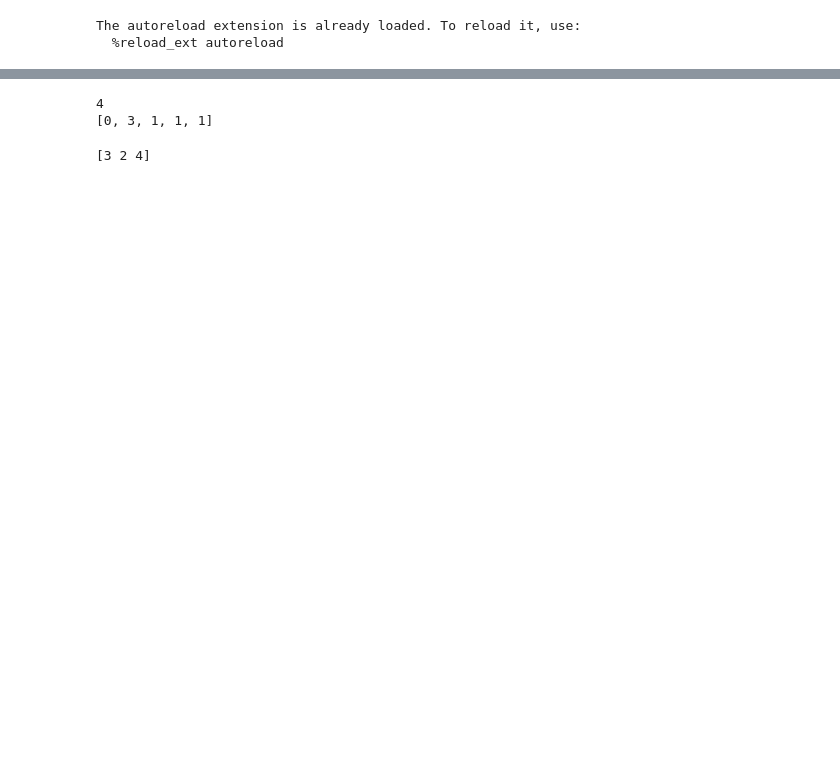
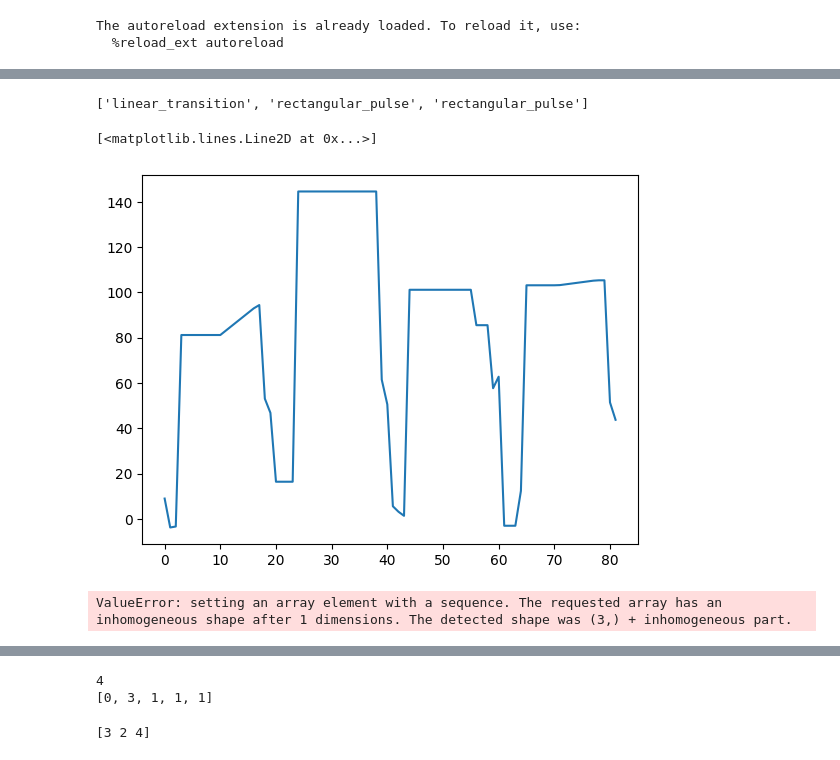
Before and after one commit to kEEPpp/TraceGenerator, a Jupyter notebook: notepad.ipynb, the cells around one changed output, grey strips where cells are left out. Drawn from its saved outputs; the diff is of its cells as text; code cells hidden in the pictures; blank space fills up the shorter version.

```diff
--- a/notepad.ipynb
+++ b/notepad.ipynb
@@ -31,0 +120,13 @@ for i in range(3):
+# %%
+gen.function_lists[2]
+# %% [output]
+['linear_transition', 'rectangular_pulse', 'rectangular_pulse']
+# %%
+plt.plot(df[0][:,2])
+# %% [output]
+[<matplotlib.lines.Line2D at 0x...>]
+[figure, added]
+# %%
+np.concatenate(df[0])
+# %% [output]
+ValueError: setting an array element with a sequence. The requested array has an inhomogeneous shape after 1 dimensions. The detected shape was (3,) + inhomogeneous part.
```
Also changed, not shown: parts of 33 cells of this notebook, 1 other file.
